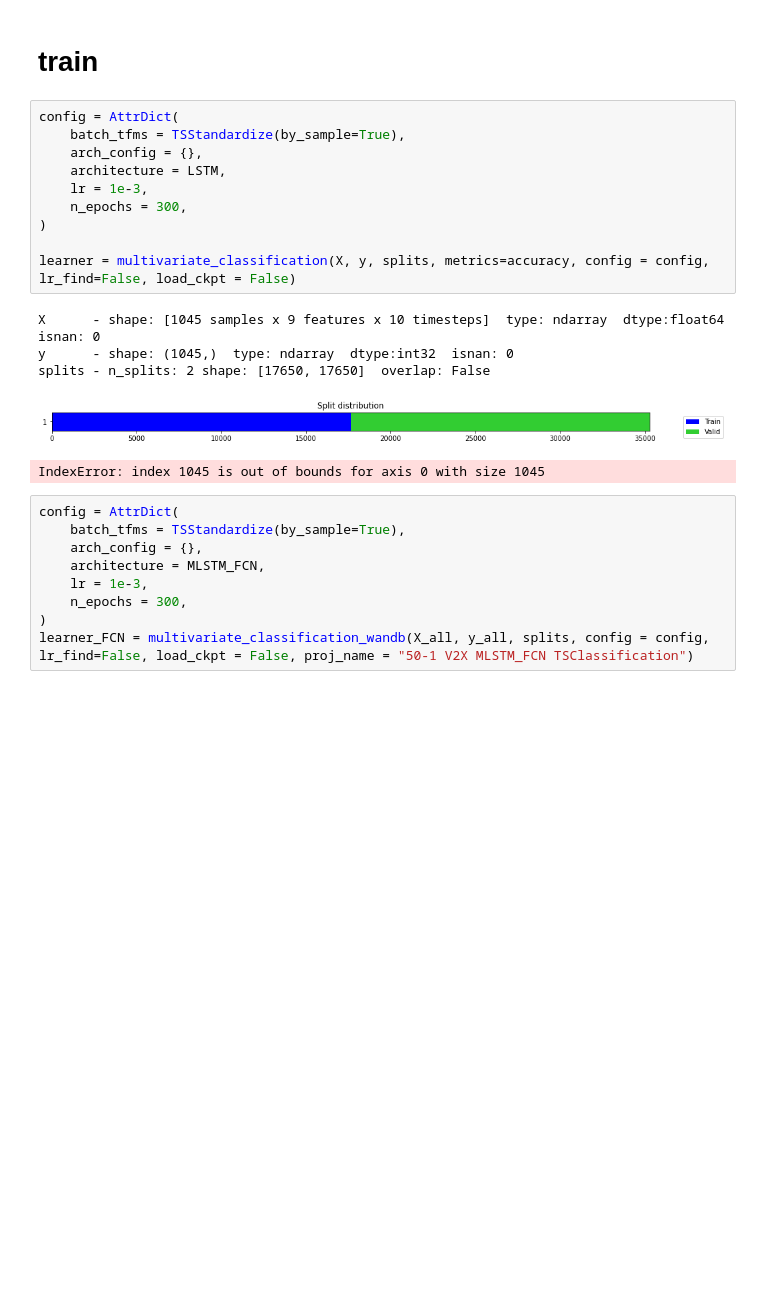
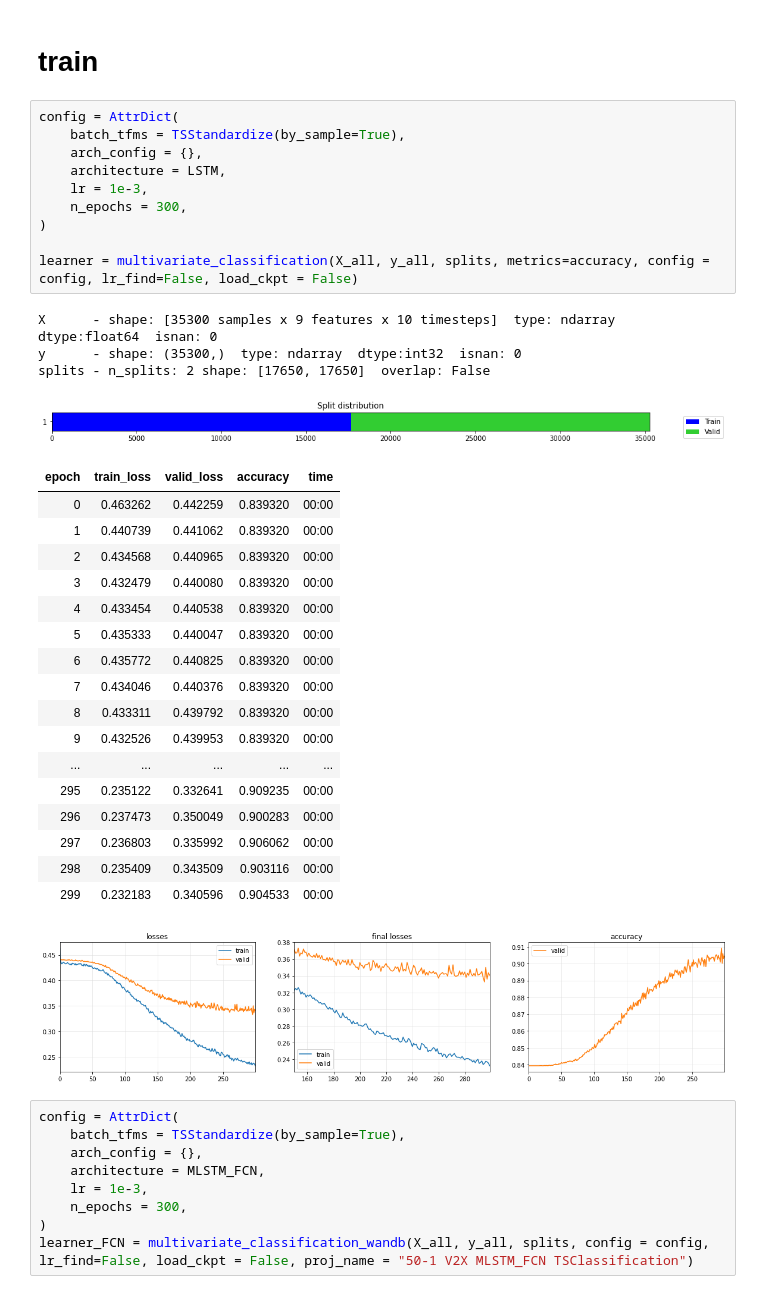
Before and after one commit to aivill-project/v2x_ts, a Jupyter notebook: V2X_process.ipynb, the cells around one changed output. Cells and saved outputs as stored; diff of their text form; blank space fills up the shorter version.

```diff
--- a/V2X_process.ipynb
+++ b/V2X_process.ipynb
@@ -177,19 +177,36 @@ def get_clf_eval(y_test, pred = None, pred_proba = None):
 # %%
 config = AttrDict(
     batch_tfms = TSStandardize(by_sample=True),
     arch_config = {},
     architecture = LSTM,
     lr = 1e-3,
     n_epochs = 300,
 )
 
-learner = multivariate_classification(X, y, splits, metrics=accuracy, config = config, lr_find=False, load_ckpt = False)
+learner = multivariate_classification(X_all, y_all, splits, metrics=accuracy, config = config, lr_find=False, load_ckpt = False)
 # %% [output]
-X      - shape: [1045 samples x 9 features x 10 timesteps]  type: ndarray  dtype:float64  isnan: 0
-y      - shape: (1045,)  type: ndarray  dtype:int32  isnan: 0
+X      - shape: [35300 samples x 9 features x 10 timesteps]  type: ndarray  dtype:float64  isnan: 0
+y      - shape: (35300,)  type: ndarray  dtype:int32  isnan: 0
 splits - n_splits: 2 shape: [17650, 17650]  overlap: False
 [figure]
-IndexError: index 1045 is out of bounds for axis 0 with size 1045
+| epoch | train_loss | valid_loss | accuracy | time |
+| 0 | 0.463262 | 0.442259 | 0.839320 | 00:00 |
+| 1 | 0.440739 | 0.441062 | 0.839320 | 00:00 |
+| 2 | 0.434568 | 0.440965 | 0.839320 | 00:00 |
+| 3 | 0.432479 | 0.440080 | 0.839320 | 00:00 |
+| 4 | 0.433454 | 0.440538 | 0.839320 | 00:00 |
+| 5 | 0.435333 | 0.440047 | 0.839320 | 00:00 |
+| 6 | 0.435772 | 0.440825 | 0.839320 | 00:00 |
+| 7 | 0.434046 | 0.440376 | 0.839320 | 00:00 |
+| 8 | 0.433311 | 0.439792 | 0.839320 | 00:00 |
+| 9 | 0.432526 | 0.439953 | 0.839320 | 00:00 |
+| ... | ... | ... | ... | ... |
+| 295 | 0.235122 | 0.332641 | 0.909235 | 00:00 |
+| 296 | 0.237473 | 0.350049 | 0.900283 | 00:00 |
+| 297 | 0.236803 | 0.335992 | 0.906062 | 00:00 |
+| 298 | 0.235409 | 0.343509 | 0.903116 | 00:00 |
+| 299 | 0.232183 | 0.340596 | 0.904533 | 00:00 |
+[figure, added]
 # %%
 config = AttrDict(
     batch_tfms = TSStandardize(by_sample=True),
```
Also changed, not shown: parts of 4 cells of this notebook.
